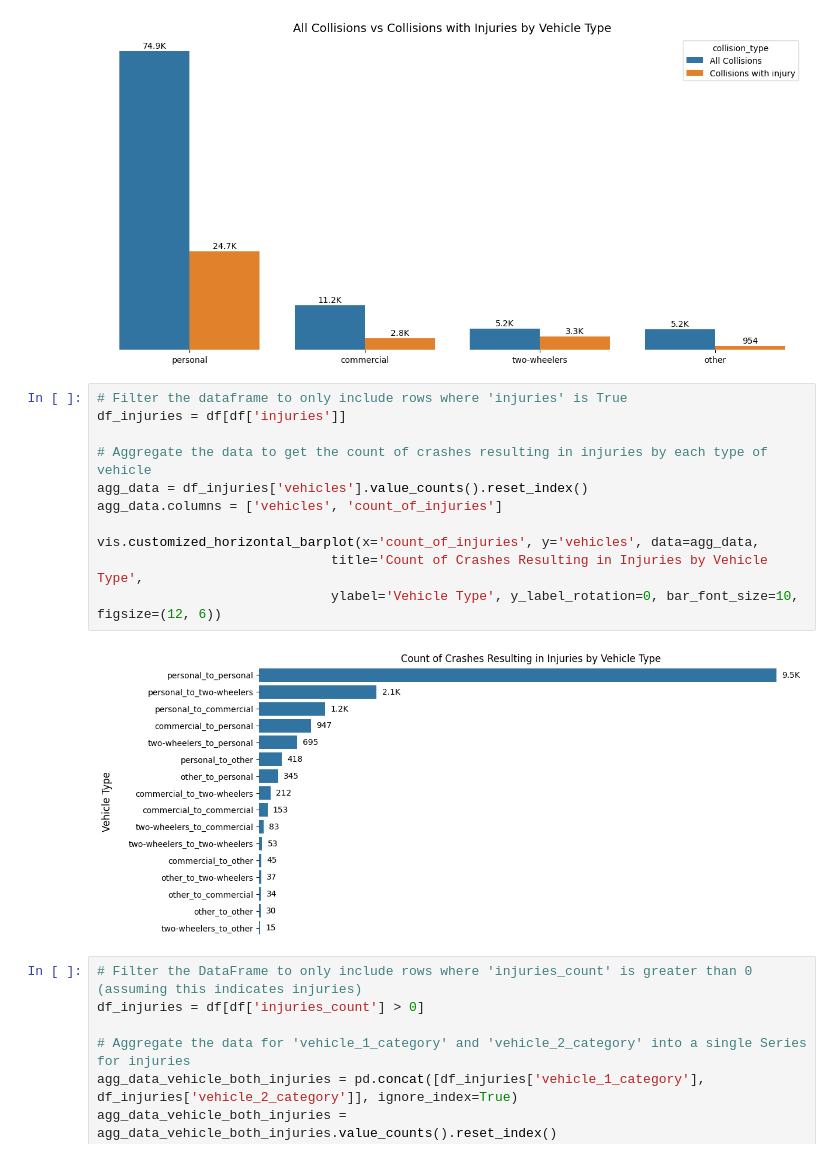
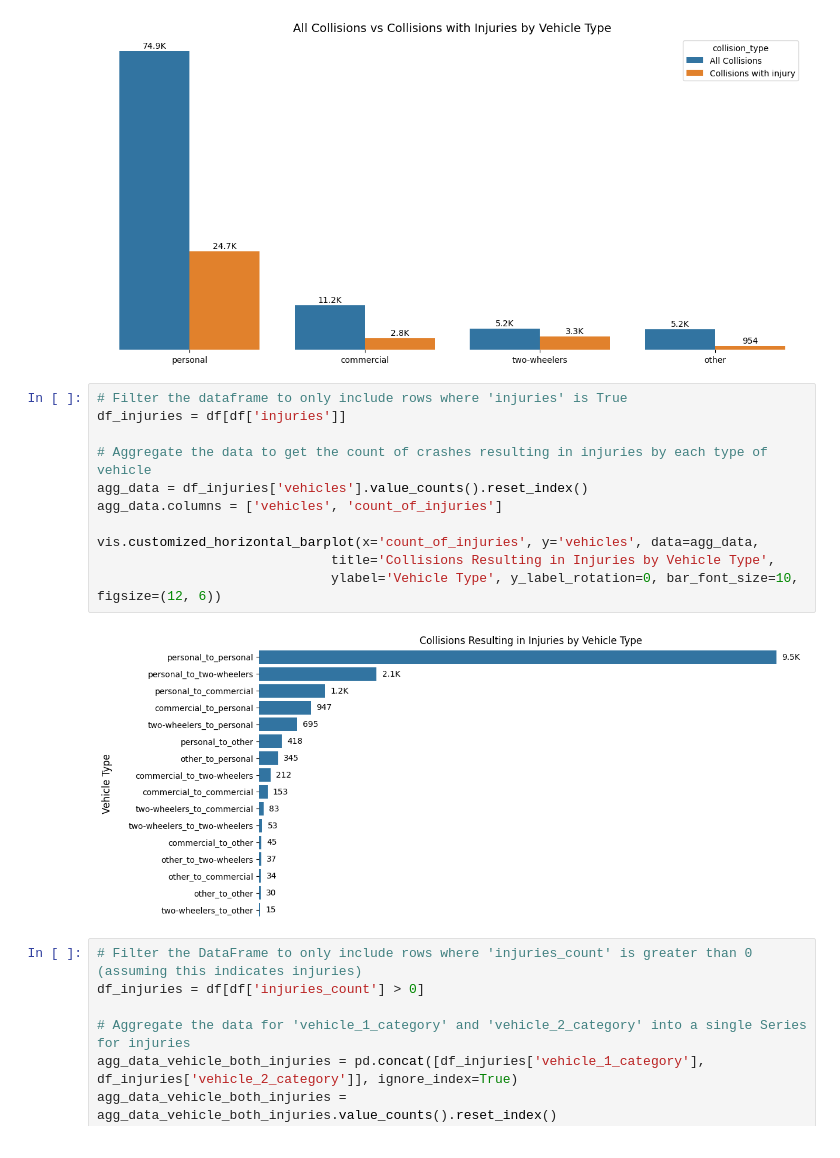
Before and after one commit to Jonathan-Garcia1/new-york-vehicle-collisions, a Jupyter notebook: final_repor.ipynb, the cells around one changed output. Cells and saved outputs as stored; diff of their text form.

```diff
--- a/final_repor.ipynb
+++ b/final_repor.ipynb
@@ -120,16 +120,16 @@ plt.show()
 # %%
 # Filter the dataframe to only include rows where 'injuries' is True
 df_injuries = df[df['injuries']]
 
 # Aggregate the data to get the count of crashes resulting in injuries by each type of vehicle
 agg_data = df_injuries['vehicles'].value_counts().reset_index()
 agg_data.columns = ['vehicles', 'count_of_injuries']
 
 vis.customized_horizontal_barplot(x='count_of_injuries', y='vehicles', data=agg_data,
-                              title='Count of Crashes Resulting in Injuries by Vehicle Type',
+                              title='Collisions Resulting in Injuries by Vehicle Type',
                               ylabel='Vehicle Type', y_label_rotation=0, bar_font_size=10, figsize=(12, 6))
 # %% [output]
-[figure, old version]
+[figure, new version]
 # %%
 # Filter the DataFrame to only include rows where 'injuries_count' is greater than 0 (assuming this indicates injuries)
 df_injuries = df[df['injuries_count'] > 0]
```
Also changed, not shown: parts of 32 cells of this notebook.
